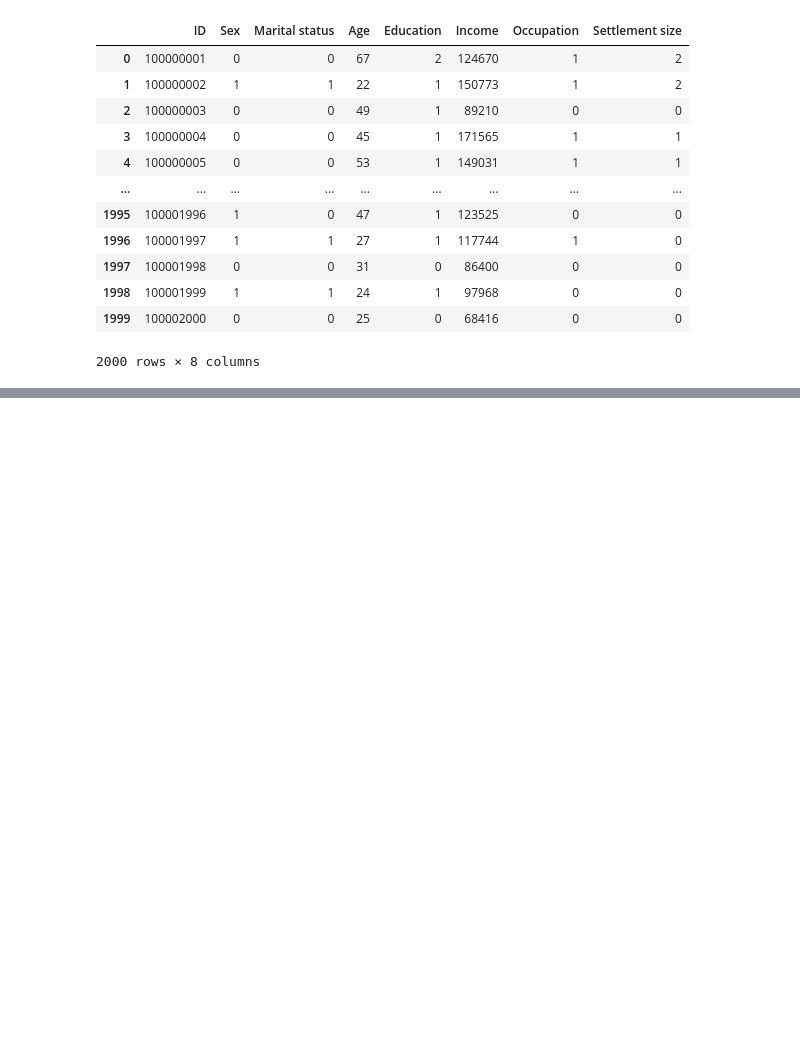
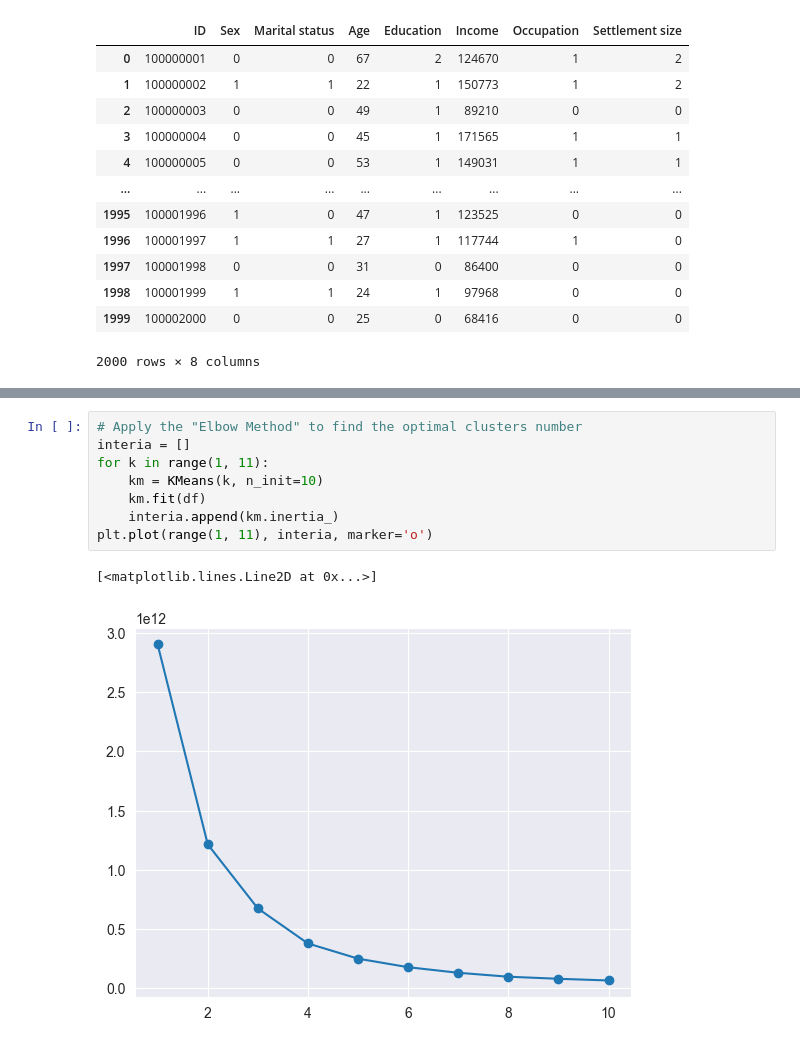
Before and after one commit to alexdm1n/classification, a Jupyter notebook: task1.ipynb, the cells around one changed output, grey strips where cells are left out. Cells and saved outputs as stored; diff of their text form; blank space fills up the shorter version.

```diff
--- a/task1.ipynb
+++ b/task1.ipynb
@@ -38,3 +65,14 @@ dtype: int64
+# %%
+# Apply the "Elbow Method" to find the optimal clusters number
+interia = []
+for k in range(1, 11):
+    km = KMeans(k, n_init=10)
+    km.fit(df)
+    interia.append(km.inertia_)
+plt.plot(range(1, 11), interia, marker='o')
+# %% [output]
+[<matplotlib.lines.Line2D at 0x...>]
+[figure, added]
 # %%
 
 results = pd.DataFrame()
```
Also changed, not shown: parts of 9 cells of this notebook.
